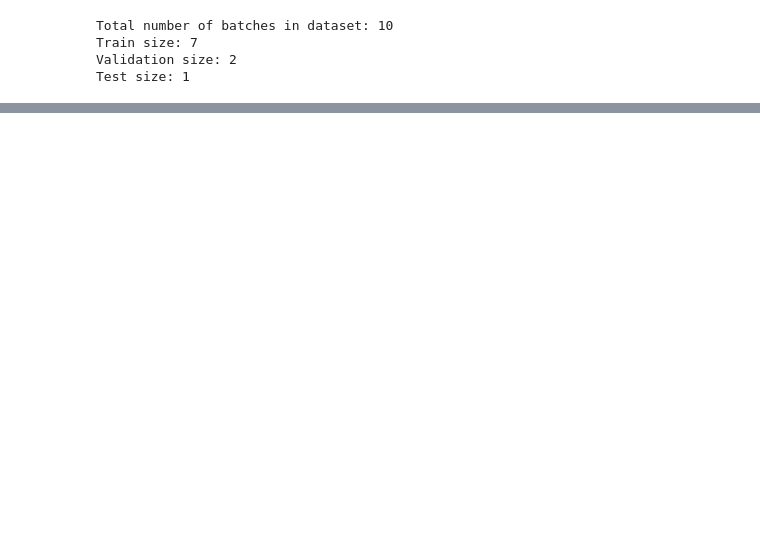
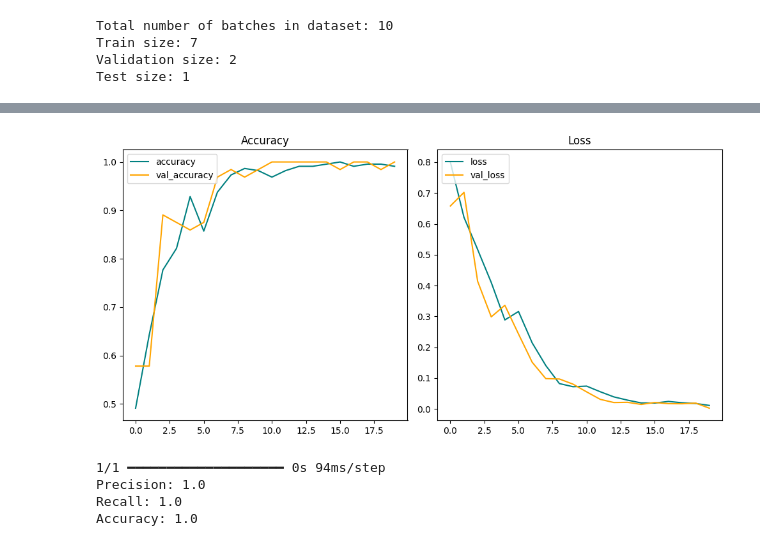
Before and after one commit to LekaLakshmi/AI-ML-Portfolio, a Jupyter notebook: Happy vs. Sad Face Classification Using CNN/Happy vs. Sad Face Classification Using CNN.ipynb, the cells around one changed output, grey strips where cells are left out. Saved outputs shown, nothing was run; the diff lists cells and outputs as text; code cells hidden in the pictures; blank space fills up the shorter version.

```diff
--- a/Happy vs. Sad Face Classification Using CNN/Happy vs. Sad Face Classification Using CNN.ipynb
+++ b/Happy vs. Sad Face Classification Using CNN/Happy vs. Sad Face Classification Using CNN.ipynb
@@ -70,5 +75,6 @@ for idx, img in enumerate(batch[0][:4]):
 # %%
 # total number of batches
+total_batches=len(data)
 print(f"Total number of batches in dataset: {len(data)} ")
 
 #Find the train,test and validation batch size
@@ -78,7 +84,7 @@ test_size = total_batches - train_size - val_size
 print(f"Train size: {train_size}\nValidation size: {val_size}\nTest size: {test_size} ")
 
 # split into test,train and validation
-rain = data.take(train_size)
+train = data.take(train_size)
 val = data.skip(train_size).take(val_size)
 test = data.skip(train_size + val_size).take(test_size)
 # %% [output]
@@ -91,0 +95,18 @@ Test size: 1
+# %%
+# Build model
+model=Sequential()
+model.add(Conv2D(16, (3,3), 1, activation='relu', input_shape=(256,256,3)))
+model.add(MaxPooling2D())
+model.add(Conv2D(32, (3,3), 1, activation='relu'))
+model.add(MaxPooling2D())
+model.add(Conv2D(16, (3,3), 1, activation='relu'))
+model.add(MaxPooling2D())
+model.add(Flatten())
+model.add(Dense(256, activation='relu'))
+model.add(Dense(1, activation='sigmoid'))
+
+# mention loss, optimizer
+model.compile('adam',loss=tf.losses.BinaryCrossentropy(),metrics=['accuracy'])
+
+# get model summary
+model.summary()
@@ -91,0 +136,9 @@ Test size: 1
+# %%
+# Folder for training logs
+logdir='data'
+
+# Create TensorBoard callback
+tensorboard_callback=tf.keras.callbacks.TensorBoard(log_dir=logdir)
+
+# Train the model and record its performance
+hist=model.fit(train,epochs=20,validation_data=val,callbacks=[tensorboard_callback])
@@ -91,0 +163,32 @@ Test size: 1
+# %%
+# performance
+fig,ax=plt.subplots(ncols=2,figsize=(10,5))
+ax[0].plot(hist.history['accuracy'],color='teal',label='accuracy')
+ax[0].plot(hist.history['val_accuracy'],color='orange',label='val_accuracy')
+ax[0].title.set_text('Accuracy')
+ax[0].legend(loc='upper left')
+ax[1].plot(hist.history['loss'],color='teal',label='loss')
+ax[1].plot(hist.history['val_loss'],color='orange',label='val_loss')
+ax[1].title.set_text("Loss")
+ax[1].legend(loc="upper left")
+plt.tight_layout()
+plt.show()
+# %% [output]
+[figure, added]
+# %%
+pre=Precision()
+re=Recall()
+acc=BinaryAccuracy()
+
+for batch in test.as_numpy_iterator():
+    x,y=batch
+    y_hat=model.predict(x)
+    pre.update_state(y,y_hat)
+    re.update_state(y,y_hat)
+    acc.update_state(y,y_hat)
+print(f"Precision: {pre.result()}\nRecall: {re.result()}\nAccuracy: {acc.result()} ")
+# %% [output]
+1/1 ━━━━━━━━━━━━━━━━━━━━ 0s 94ms/step
+Precision: 1.0
+Recall: 1.0
+Accuracy: 1.0
```
Also changed, not shown: parts of 12 cells of this notebook.
